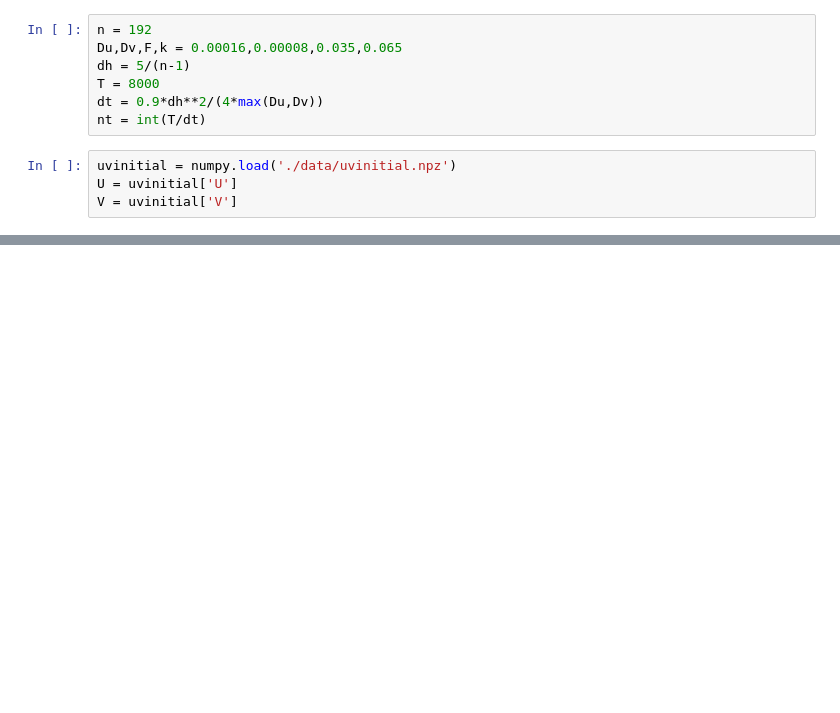
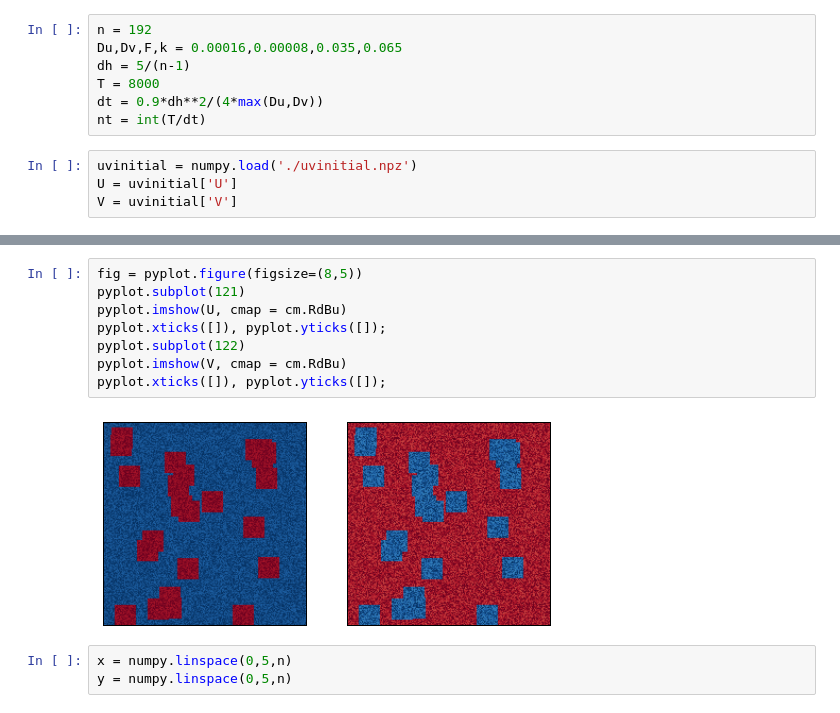
Before and after one commit to vickyat/MAE6286_2, a Jupyter notebook: Module_4/gray-scott_assgn.ipynb, the cells around one changed output, grey strips where cells are left out. Cells and saved outputs as stored; diff of their text form; blank space fills up the shorter version.

```diff
--- a/Module_4/gray-scott_assgn.ipynb
+++ b/Module_4/gray-scott_assgn.ipynb
@@ -11,6 +11,6 @@ T = 8000
 dt = 0.9*dh**2/(4*max(Du,Dv))
 nt = int(T/dt)
 # %%
-uvinitial = numpy.load('./data/uvinitial.npz')
+uvinitial = numpy.load('./uvinitial.npz')
 U = uvinitial['U']
 V = uvinitial['V']
@@ -18,0 +33,13 @@ FileNotFoundError: [Errno 2] No such file or directory: './data/uvinitial.npz'
+# %%
+fig = pyplot.figure(figsize=(8,5))
+pyplot.subplot(121)
+pyplot.imshow(U, cmap = cm.RdBu)
+pyplot.xticks([]), pyplot.yticks([]);
+pyplot.subplot(122)
+pyplot.imshow(V, cmap = cm.RdBu)
+pyplot.xticks([]), pyplot.yticks([]);
+# %% [output]
+[figure, added]
+# %%
+x = numpy.linspace(0,5,n)
+y = numpy.linspace(0,5,n)
```
Also changed, not shown: parts of 9 cells of this notebook.
